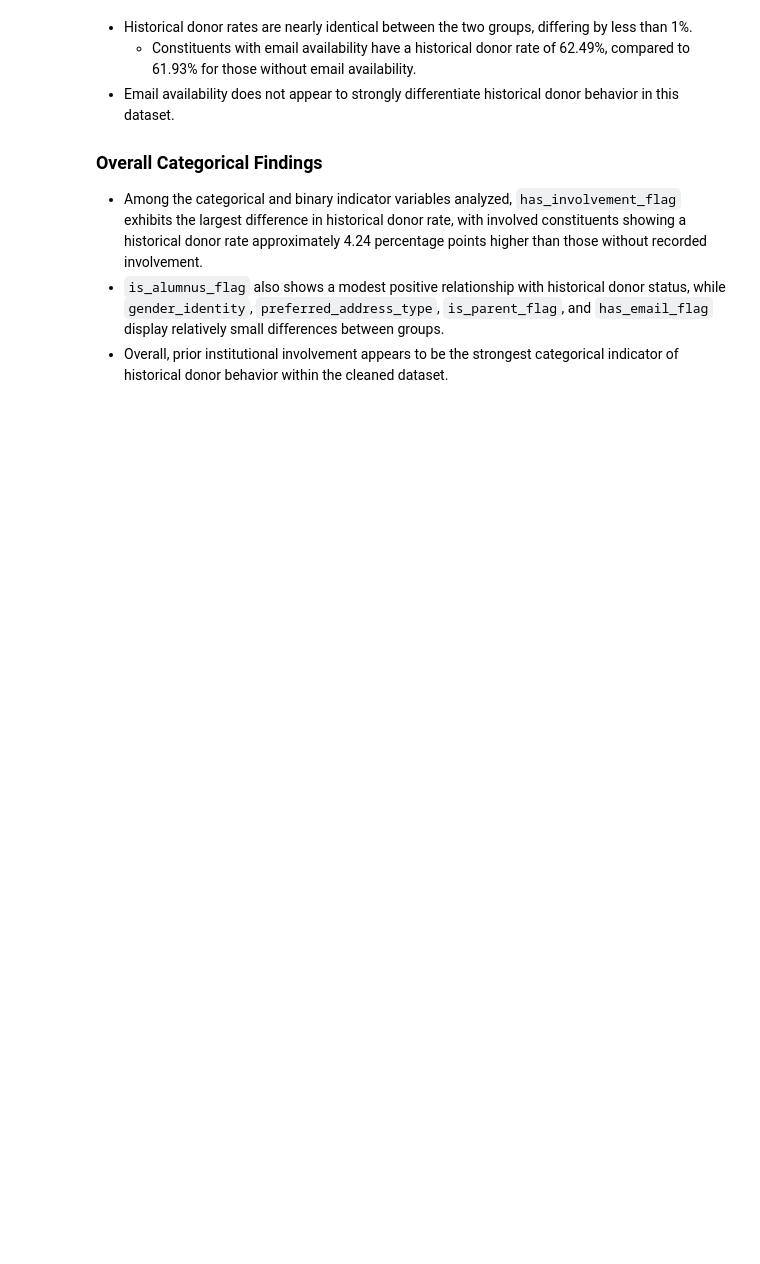
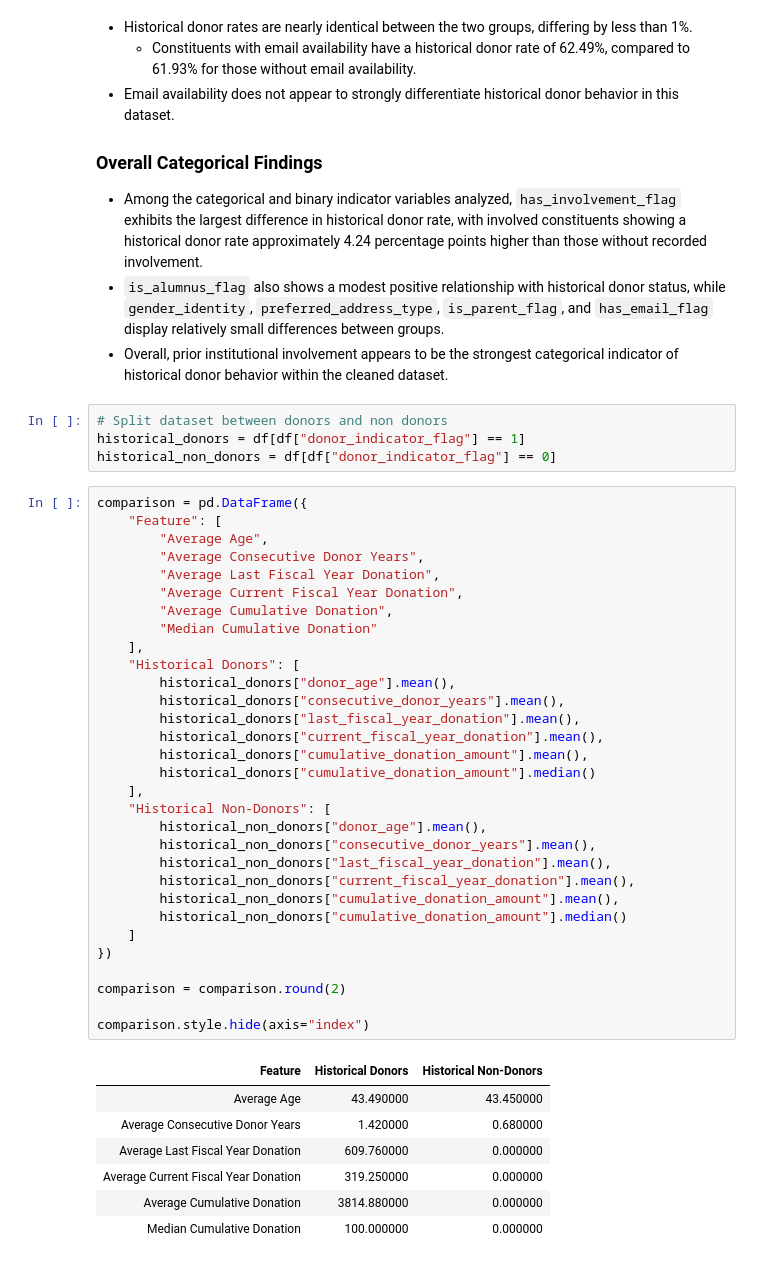
Before and after one commit to MDarkHead/red-cross-donor-prediction, a Jupyter notebook: notebooks/02_eda.ipynb, the cells around one changed output. Drawn from its saved outputs; the diff is of its cells as text; blank space fills up the shorter version.

```diff
--- a/notebooks/02_eda.ipynb
+++ b/notebooks/02_eda.ipynb
@@ -1239,3 +1239,46 @@ Email Availability
 - Among the categorical and binary indicator variables analyzed, `has_involvement_flag` exhibits the largest difference in historical donor rate, with involved constituents showing a historical donor rate approximately 4.24 percentage points higher than those without recorded involvement.
 - `is_alumnus_flag` also shows a modest positive relationship with historical donor status, while `gender_identity`, `preferred_address_type`, `is_parent_flag`, and `has_email_flag` display relatively small differences between groups.
 - Overall, prior institutional involvement appears to be the strongest categorical indicator of historical donor behavior within the cleaned dataset.
+# %%
+# Split dataset between donors and non donors
+historical_donors = df[df["donor_indicator_flag"] == 1]
+historical_non_donors = df[df["donor_indicator_flag"] == 0]
+# %%
+comparison = pd.DataFrame({
+    "Feature": [
+        "Average Age",
+        "Average Consecutive Donor Years",
+        "Average Last Fiscal Year Donation",
+        "Average Current Fiscal Year Donation",
+        "Average Cumulative Donation",
+        "Median Cumulative Donation"
+    ],
+    "Historical Donors": [
+        historical_donors["donor_age"].mean(),
+        historical_donors["consecutive_donor_years"].mean(),
+        historical_donors["last_fiscal_year_donation"].mean(),
+        historical_donors["current_fiscal_year_donation"].mean(),
+        historical_donors["cumulative_donation_amount"].mean(),
+        historical_donors["cumulative_donation_amount"].median()
+    ],
+    "Historical Non-Donors": [
+        historical_non_donors["donor_age"].mean(),
+        historical_non_donors["consecutive_donor_years"].mean(),
+        historical_non_donors["last_fiscal_year_donation"].mean(),
+        historical_non_donors["current_fiscal_year_donation"].mean(),
+        historical_non_donors["cumulative_donation_amount"].mean(),
+        historical_non_donors["cumulative_donation_amount"].median()
+    ]
+})
+
+comparison = comparison.round(2)
+
+comparison.style.hide(axis="index")
+# %% [output]
+| Feature | Historical Donors | Historical Non-Donors |
+| Average Age | 43.490000 | 43.450000 |
+| Average Consecutive Donor Years | 1.420000 | 0.680000 |
+| Average Last Fiscal Year Donation | 609.760000 | 0.000000 |
+| Average Current Fiscal Year Donation | 319.250000 | 0.000000 |
+| Average Cumulative Donation | 3814.880000 | 0.000000 |
+| Median Cumulative Donation | 100.000000 | 0.000000 |
```
Also changed, not shown: parts of 3 cells of this notebook.
